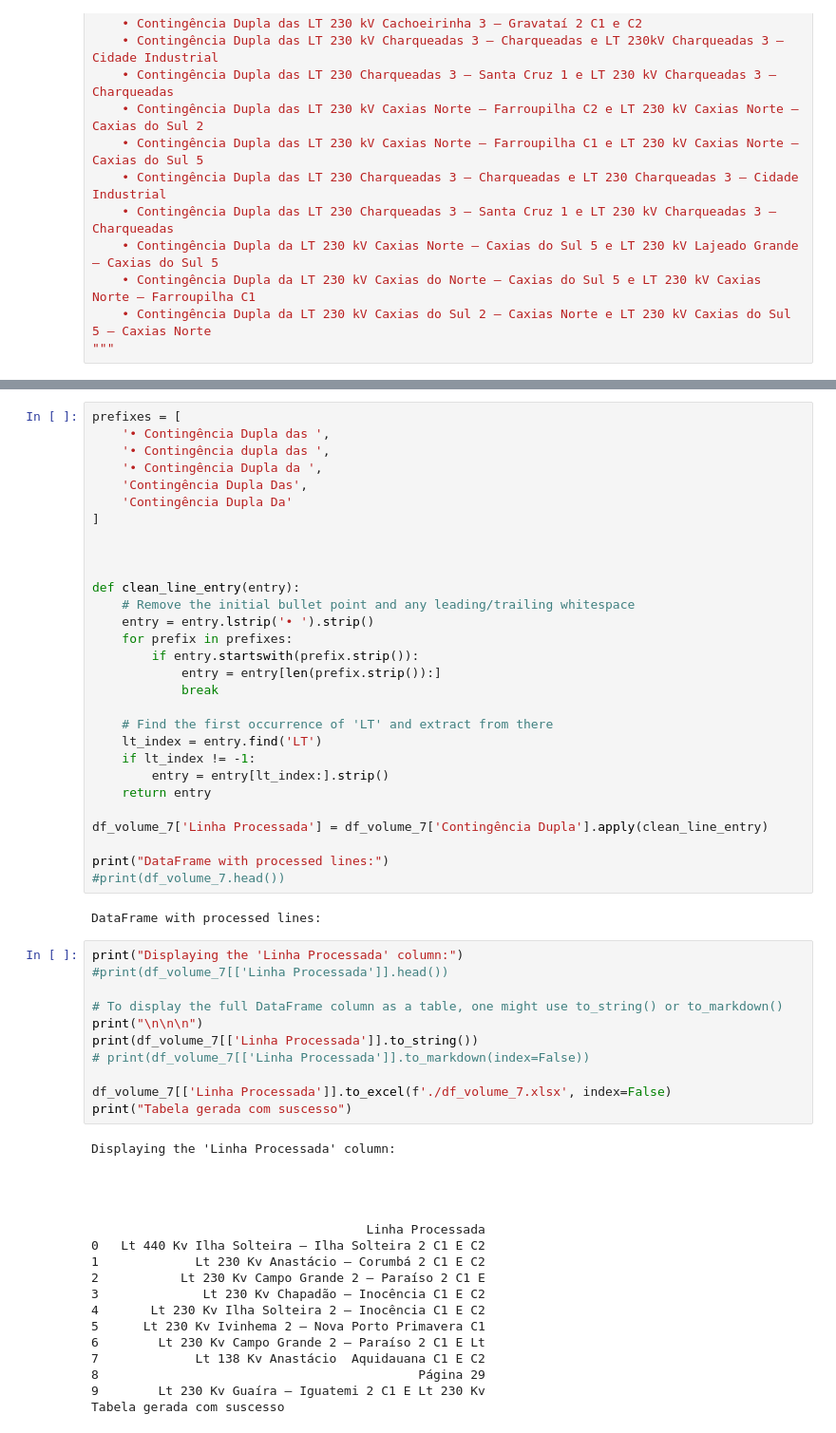
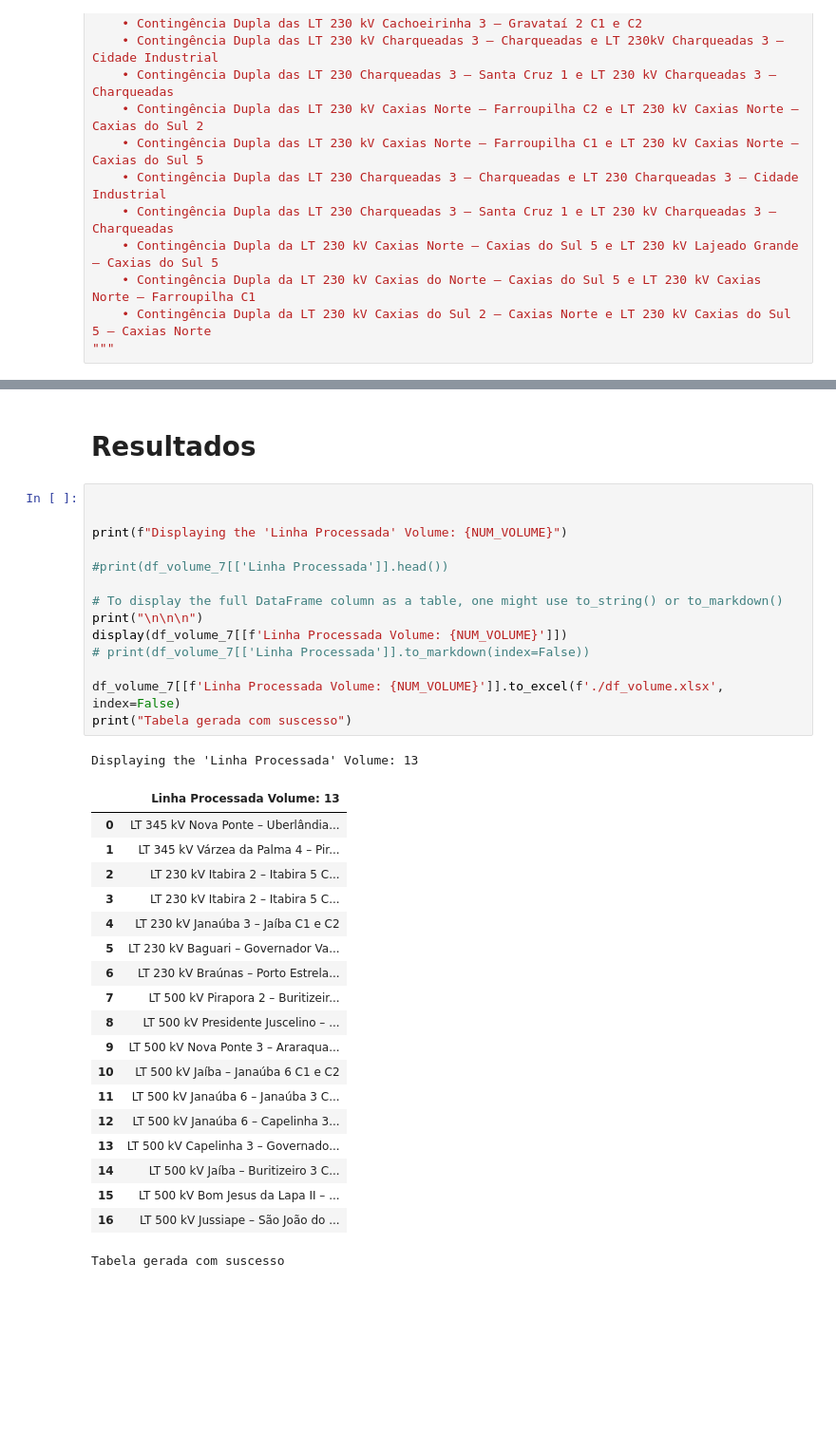
Before and after one commit to PedroVic12/Palkia-PDF-extractor, a Jupyter notebook: src/BulbassaurQT6-ETL/sistema-ferramentas-RPA-desktop/notebooks/ONS_PLC_PerdasDuplas_nb.ipynb, the cells around one changed output, grey strips where cells are left out. Shown: that part at 95% size. Saved outputs shown, nothing was run; the diff lists cells and outputs as text; blank space fills up the shorter version.

```diff
--- a/src/BulbassaurQT6-ETL/sistema-ferramentas-RPA-desktop/notebooks/ONS_PLC_PerdasDuplas_nb.ipynb
+++ b/src/BulbassaurQT6-ETL/sistema-ferramentas-RPA-desktop/notebooks/ONS_PLC_PerdasDuplas_nb.ipynb
@@ -177,60 +372,37 @@ Initial DataFrame created successfully with the 'Contingência Dupla' column.
-# %%
-prefixes = [
-    '• Contingência Dupla das ',
-    '• Contingência dupla das ',
-    '• Contingência Dupla da ',
-    'Contingência Dupla Das',
-    'Contingência Dupla Da'
-]
-
-
-
-def clean_line_entry(entry):
-    # Remove the initial bullet point and any leading/trailing whitespace
-    entry = entry.lstrip('• ').strip()
-    for prefix in prefixes:
-        if entry.startswith(prefix.strip()):
-            entry = entry[len(prefix.strip()):]
-            break
-
-    # Find the first occurrence of 'LT' and extract from there
-    lt_index = entry.find('LT')
-    if lt_index != -1:
-        entry = entry[lt_index:].strip()
-    return entry
-
-df_volume_7['Linha Processada'] = df_volume_7['Contingência Dupla'].apply(clean_line_entry)
-
-print("DataFrame with processed lines:")
-#print(df_volume_7.head())
-# %% [output]
-DataFrame with processed lines:
+# %% [markdown]
+# Resultados
 # %%
-print("Displaying the 'Linha Processada' column:")
+
+
+print(f"Displaying the 'Linha Processada' Volume: {NUM_VOLUME}")
+
 #print(df_volume_7[['Linha Processada']].head())
 
 # To display the full DataFrame column as a table, one might use to_string() or to_markdown()
 print("\n\n\n")
-print(df_volume_7[['Linha Processada']].to_string())
+display(df_volume_7[[f'Linha Processada Volume: {NUM_VOLUME}']])
 # print(df_volume_7[['Linha Processada']].to_markdown(index=False))
 
-df_volume_7[['Linha Processada']].to_excel(f'./df_volume_7.xlsx', index=False)
+df_volume_7[[f'Linha Processada Volume: {NUM_VOLUME}']].to_excel(f'./df_volume.xlsx', index=False)
 print("Tabela gerada com suscesso")
 # %% [output]
-Displaying the 'Linha Processada' column:
-
-
-
-
-                                     Linha Processada
-0   Lt 440 Kv Ilha Solteira – Ilha Solteira 2 C1 E C2
-1             Lt 230 Kv Anastácio – Corumbá 2 C1 E C2
-2           Lt 230 Kv Campo Grande 2 – Paraíso 2 C1 E
-3              Lt 230 Kv Chapadão – Inocência C1 E C2
-4       Lt 230 Kv Ilha Solteira 2 – Inocência C1 E C2
-5      Lt 230 Kv Ivinhema 2 – Nova Porto Primavera C1
-6        Lt 230 Kv Campo Grande 2 – Paraíso 2 C1 E Lt
-7             Lt 138 Kv Anastácio  Aquidauana C1 E C2
-8                                           Página 29
-9        Lt 230 Kv Guaíra – Iguatemi 2 C1 E Lt 230 Kv
-Tabela gerada com suscesso
+Displaying the 'Linha Processada' Volume: 13
+|  | Linha Processada Volume: 13 |
+| 0 | LT 345 kV Nova Ponte – Uberlândia... |
+| 1 | LT 345 kV Várzea da Palma 4 – Pir... |
+| 2 | LT 230 kV Itabira 2 – Itabira 5 C... |
+| 3 | LT 230 kV Itabira 2 – Itabira 5 C... |
+| 4 | LT 230 kV Janaúba 3 – Jaíba C1 e C2 |
+| 5 | LT 230 kV Baguari – Governador Va... |
+| 6 | LT 230 kV Braúnas – Porto Estrela... |
+| 7 | LT 500 kV Pirapora 2 – Buritizeir... |
+| 8 | LT 500 kV Presidente Juscelino – ... |
+| 9 | LT 500 kV Nova Ponte 3 – Araraqua... |
+| 10 | LT 500 kV Jaíba – Janaúba 6 C1 e C2 |
+| 11 | LT 500 kV Janaúba 6 – Janaúba 3 C... |
+| 12 | LT 500 kV Janaúba 6 – Capelinha 3... |
+| 13 | LT 500 kV Capelinha 3 – Governado... |
+| 14 | LT 500 kV Jaíba – Buritizeiro 3 C... |
+| 15 | LT 500 kV Bom Jesus da Lapa II – ... |
+| 16 | LT 500 kV Jussiape – São João do ... |
+Tabela gerada com suscesso
```
Also changed, not shown: parts of 11 cells of this notebook, 20 other files.
